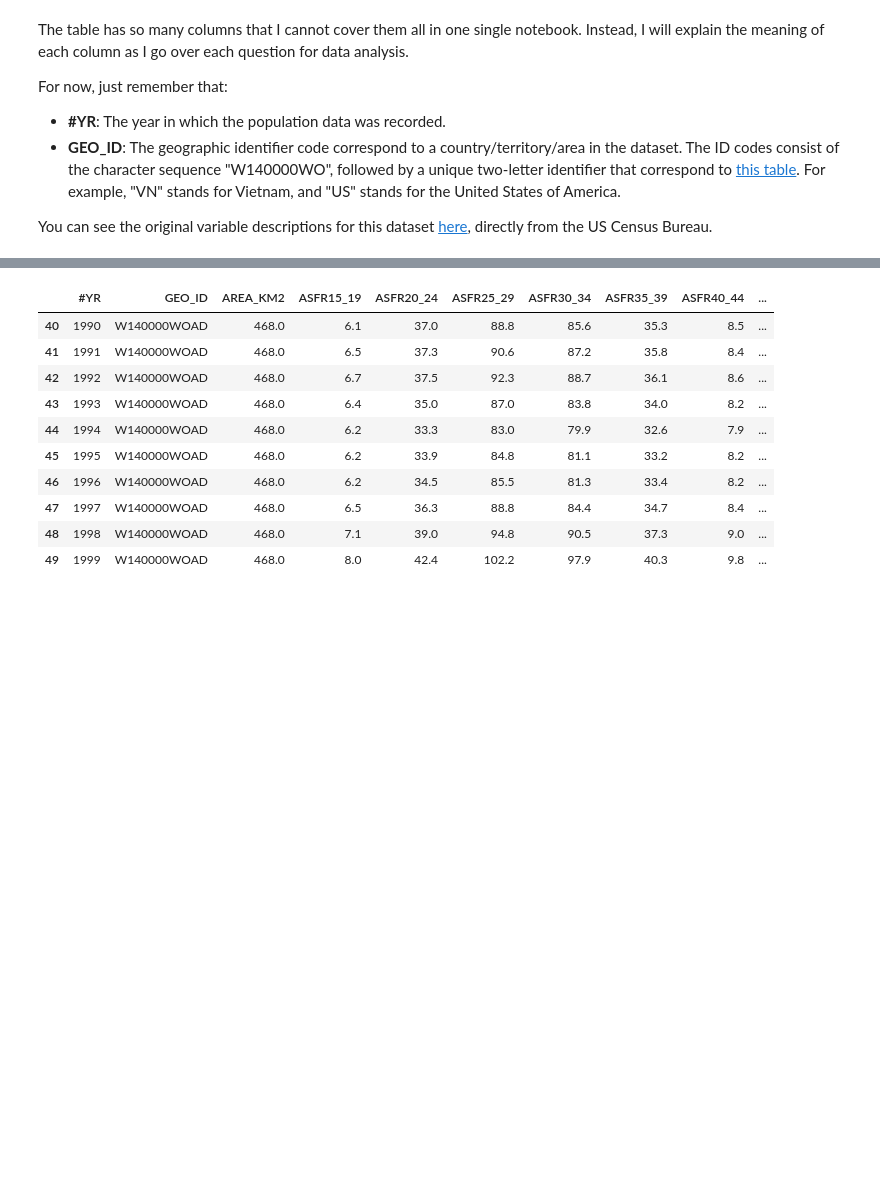
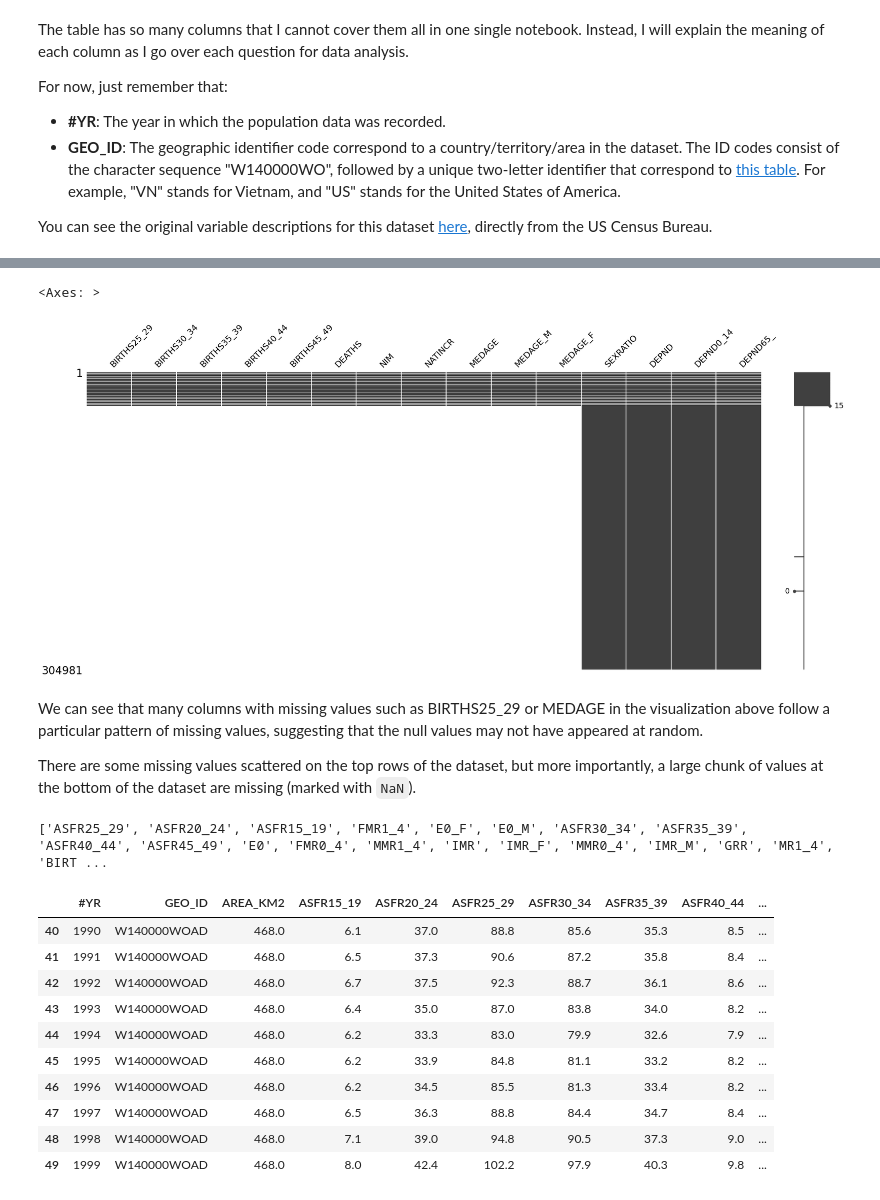
Before and after one commit to thaianle/international-database, a Jupyter notebook: idb5yr-python.ipynb, the cells around one changed output, grey strips where cells are left out. Saved outputs shown, nothing was run; the diff lists cells and outputs as text; code cells hidden in the pictures; blank space fills up the shorter version.

````diff
--- a/idb5yr-python.ipynb
+++ b/idb5yr-python.ipynb
@@ -45,2 +101,20 @@ You can see the original variable descriptions for this dataset [here](https://a
+# %%
+msno.matrix(idb5yr_original.iloc[:, 100:])
+# %% [output]
+<Axes: >
+[figure, added]
+# %% [markdown]
+We can see that many columns with missing values such as BIRTHS25_29 or MEDAGE in the visualization above follow a particular pattern of missing values, suggesting that the null values may not have appeared at random.
+
+There are some missing values scattered on the top rows of the dataset, but more importantly, a large chunk of values at the bottom of the dataset are missing (marked with ```NaN```).
+# %%
+# Generate list of columns where there are >15000 NaN values (roughly 5% in the dataset) to drop later
+drop_list = []
+for i in range(idb5yr_original.shape[1]):
+    if nan_series.iloc[i] > 15000:
+        drop_list.append(nan_series.index[i])
+print(drop_list)
+# %% [output]
+['ASFR25_29', 'ASFR20_24', 'ASFR15_19', 'FMR1_4', 'E0_F', 'E0_M', 'ASFR30_34', 'ASFR35_39', 'ASFR40_44', 'ASFR45_49', 'E0', 'FMR0_4', 'MMR1_4', 'IMR', 'IMR_F', 'MMR0_4', 'IMR_M', 'GRR', 'MR1_4', 'BIRT ...
 # %%
 # Drop any row that contains null values
````
Also changed, not shown: parts of 13 cells of this notebook.
